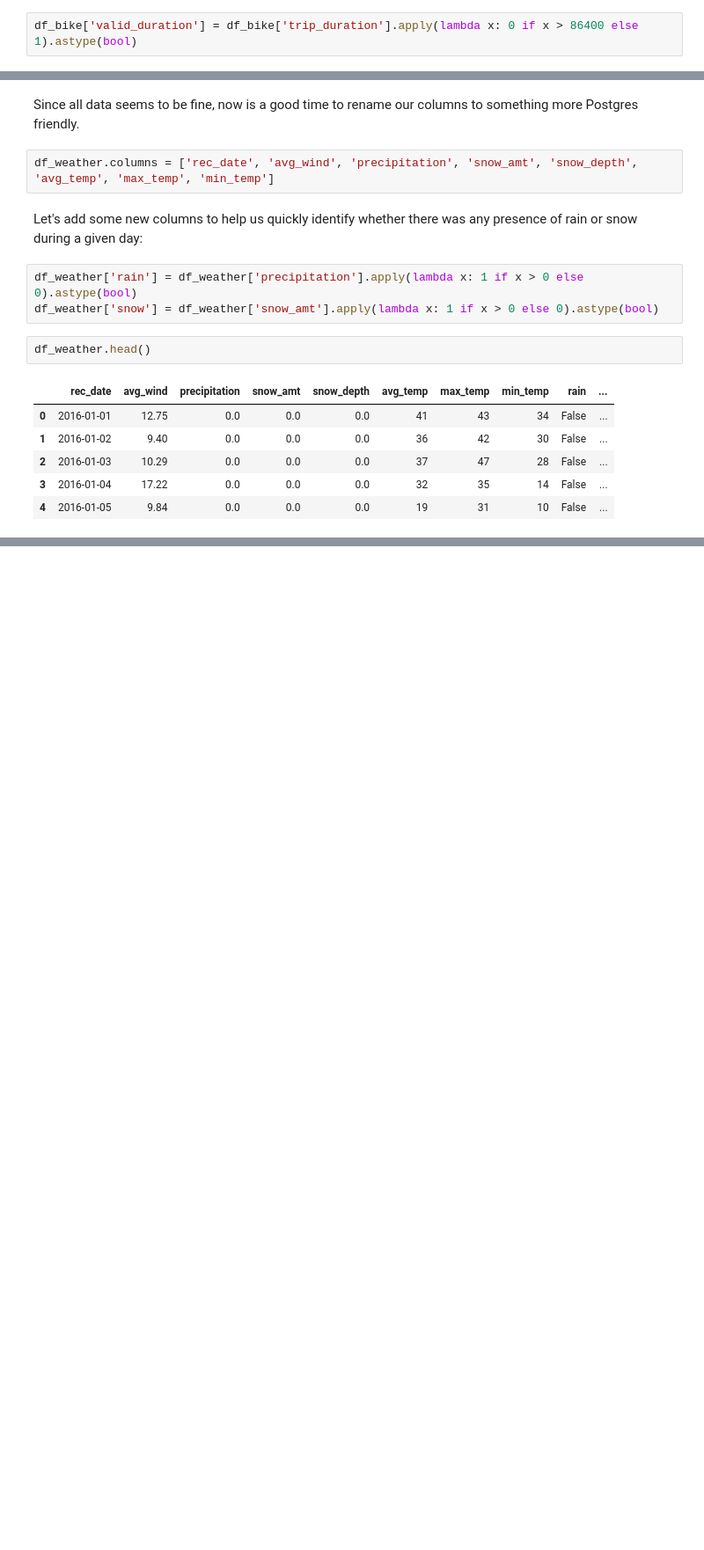
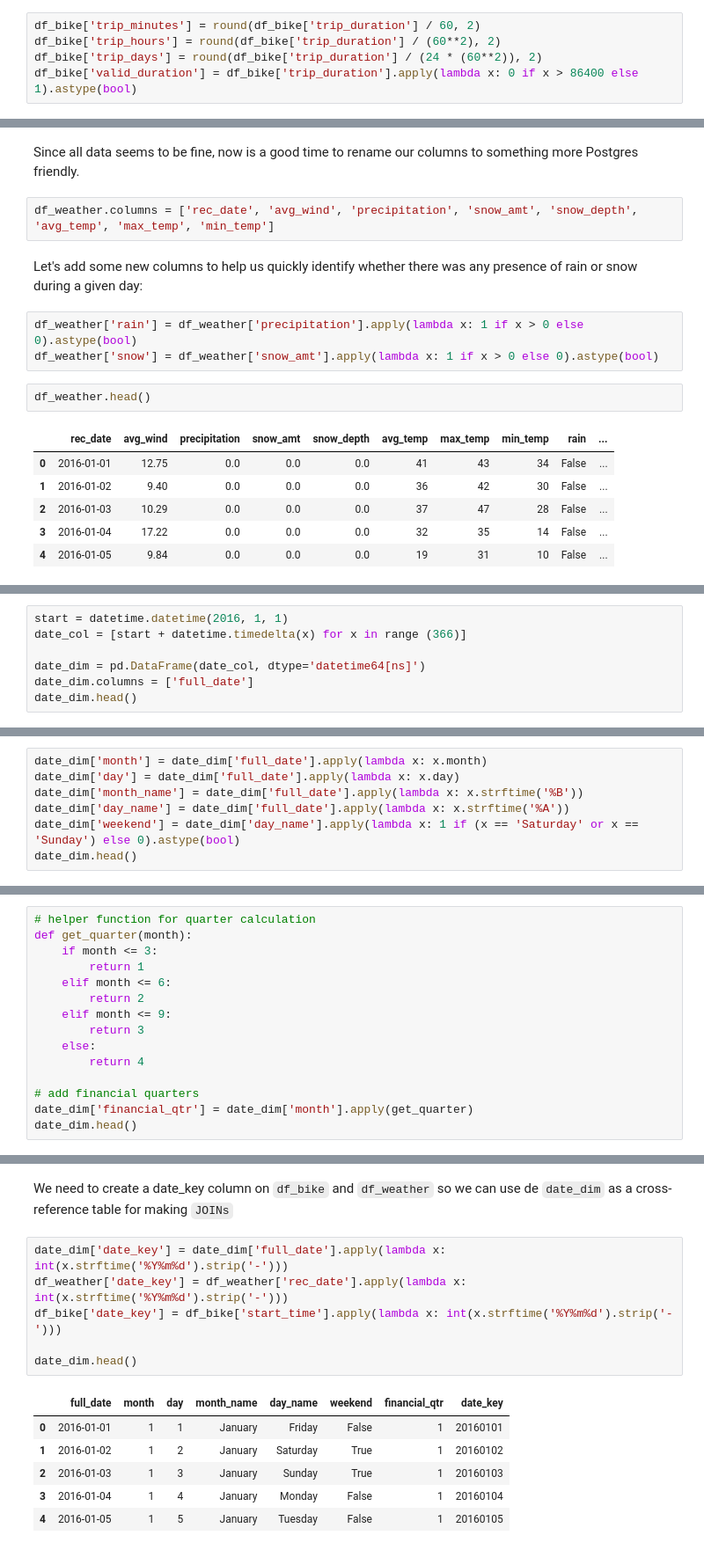
Before and after one commit to father-tom/Projects, a Jupyter notebook: Notebooks/CitiBike Rental Data Project.ipynb, the cells around one changed output, grey strips where cells are left out. Shown: that part at 88% size. Cells and saved outputs as stored; diff of their text form; blank space fills up the shorter version.

```diff
--- a/Notebooks/CitiBike Rental Data Project.ipynb
+++ b/Notebooks/CitiBike Rental Data Project.ipynb
@@ -387,6 +387,9 @@ The data dictionary for Citi Bike data mentions that trips under 60 seconds were
 
 Regardless, we won't delete longer trips since it is possible these correspond to bike docking issues or users breaking the rules, we would simply add a flag so the analytics team can filter these out if desired.
 # %%
+df_bike['trip_minutes'] = round(df_bike['trip_duration'] / 60, 2)
+df_bike['trip_hours'] = round(df_bike['trip_duration'] / (60**2), 2)
+df_bike['trip_days'] = round(df_bike['trip_duration'] / (24 * (60**2)), 2)
 df_bike['valid_duration'] = df_bike['trip_duration'].apply(lambda x: 0 if x > 86400 else 1).astype(bool)
 # %% [markdown]
 Given we dropped some data during this process, we will reset our index and `id` column for the sake of consistency.
@@ -515,0 +523,7 @@ df_weather.head()
+# %%
+start = datetime.datetime(2016, 1, 1)
+date_col = [start + datetime.timedelta(x) for x in range (366)]
+
+date_dim = pd.DataFrame(date_col, dtype='datetime64[ns]')
+date_dim.columns = ['full_date']
+date_dim.head()
@@ -515,0 +537,7 @@ df_weather.head()
+# %%
+date_dim['month'] = date_dim['full_date'].apply(lambda x: x.month)
+date_dim['day'] = date_dim['full_date'].apply(lambda x: x.day)
+date_dim['month_name'] = date_dim['full_date'].apply(lambda x: x.strftime('%B'))
+date_dim['day_name'] = date_dim['full_date'].apply(lambda x: x.strftime('%A'))
+date_dim['weekend'] = date_dim['day_name'].apply(lambda x: 1 if (x == 'Saturday' or x == 'Sunday') else 0).astype(bool)
+date_dim.head()
@@ -515,0 +551,15 @@ df_weather.head()
+# %%
+# helper function for quarter calculation
+def get_quarter(month):
+    if month <= 3:
+        return 1
+    elif month <= 6:
+        return 2
+    elif month <= 9:
+        return 3
+    else:
+        return 4
+
+# add financial quarters
+date_dim['financial_qtr'] = date_dim['month'].apply(get_quarter)
+date_dim.head()
@@ -515,0 +573,15 @@ df_weather.head()
+# %% [markdown]
+We need to create a date_key column on `df_bike` and `df_weather` so we can use de `date_dim` as a cross-reference table for making `JOINs`
+# %%
+date_dim['date_key'] = date_dim['full_date'].apply(lambda x: int(x.strftime('%Y%m%d').strip('-')))
+df_weather['date_key'] = df_weather['rec_date'].apply(lambda x: int(x.strftime('%Y%m%d').strip('-')))
+df_bike['date_key'] = df_bike['start_time'].apply(lambda x: int(x.strftime('%Y%m%d').strip('-')))
+
+date_dim.head()
+# %% [output]
+|  | full_date | month | day | month_name | day_name | weekend | financial_qtr | date_key |
+| 0 | 2016-01-01 | 1 | 1 | January | Friday | False | 1 | 20160101 |
+| 1 | 2016-01-02 | 1 | 2 | January | Saturday | True | 1 | 20160102 |
+| 2 | 2016-01-03 | 1 | 3 | January | Sunday | True | 1 | 20160103 |
+| 3 | 2016-01-04 | 1 | 4 | January | Monday | False | 1 | 20160104 |
+| 4 | 2016-01-05 | 1 | 5 | January | Tuesday | False | 1 | 20160105 |
```
Also changed, not shown: parts of 21 cells of this notebook, 2 other files.
